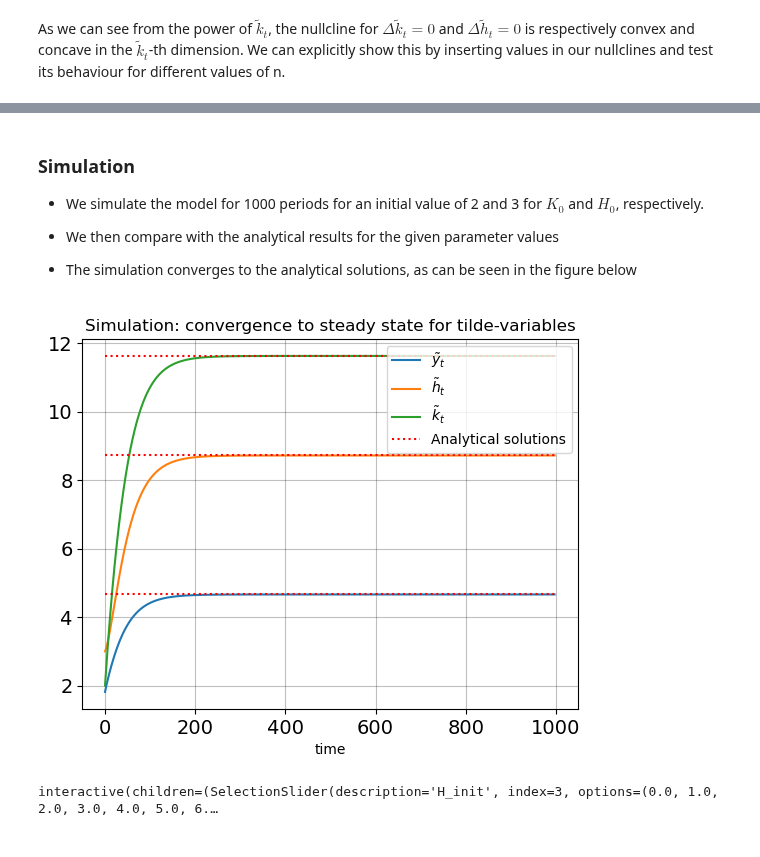
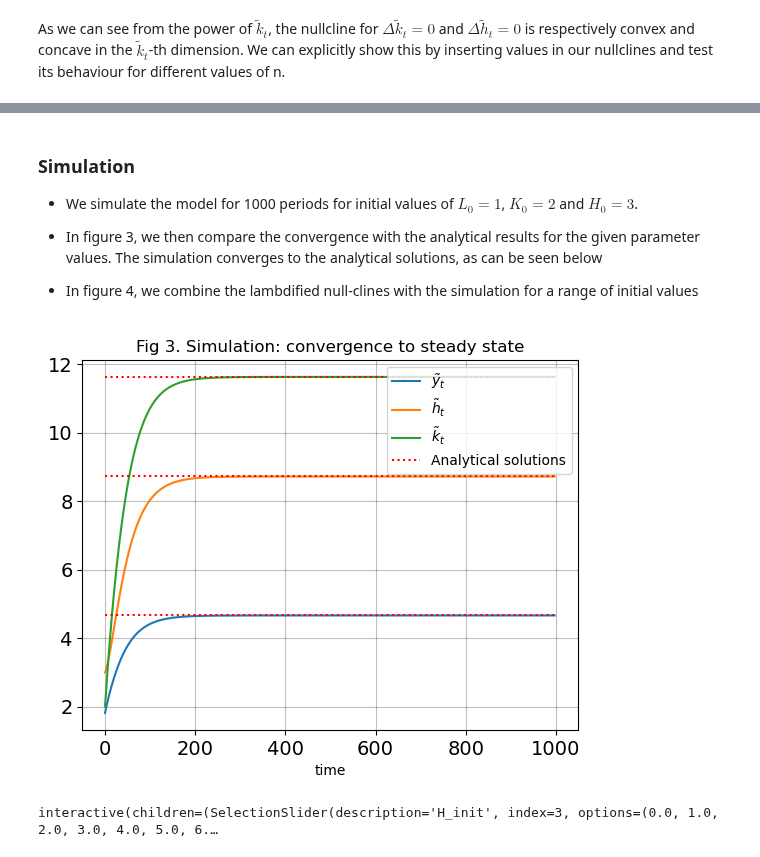
Before and after one commit to NumEconCopenhagen/projects-2023-scb, a Jupyter notebook: modelproject/modelproject.ipynb, the cells around one changed output, grey strips where cells are left out. Cells and saved outputs as stored; diff of their text form; code cells hidden in the pictures.

Commit message:
modelproject færdig?

```diff
--- a/modelproject/modelproject.ipynb
+++ b/modelproject/modelproject.ipynb
@@ -181,42 +192,42 @@ For the baseline simulation results we use the plausable parameters $\phi=\alpha
 # %% [markdown]
 ### Simulation ###
 
-* We simulate the model for 1000 periods for an initial value of 2 and 3 for $K_0$ and $H_0$, respectively.
+* We simulate the model for 1000 periods for initial values of $L_0=1$, $K_0=2$ and $H_0=3$.
 
-* We then compare with the analytical results for the given parameter values
+* In figure 3, we then compare the convergence with the analytical results for the given parameter values. The simulation converges to the analytical solutions, as can be seen below
 
-* The simulation converges to the analytical solutions, as can be seen in the figure below
+* In figure 4, we combine the lambdified null-clines with the simulation for a range of initial values
 # %%
 # Initialize simulation
 model.par.simT = 1000
 model.par.K_init = 2
 model.par.H_init = 3
 
 # run simulation and store results
 ss = model.find_steady_state()
 
 y_t = ss.y_tilde
 h_t = ss.h_tilde
 k_t = ss.k_tilde
 
 # compare with analytical solution
 anal_sol = model.anal_steady_state()
 y_anal = anal_sol.y_tilde
 h_anal = anal_sol.h_tilde
 k_anal = anal_sol.k_tilde
 
 # plot figure
 fig = plt.figure()
 ax = fig.add_subplot(1,1,1)
 ax.plot(y_t, label = r'$\tilde{y}_t$')
 ax.plot(h_t, label = r'$\tilde{h}_t$')
 ax.plot(k_t, label = r'$\tilde{k}_t$')
 ax.hlines((y_anal,h_anal,k_anal), 0,1000, linestyles='dotted',colors='red', label='Analytical solutions')
 ax.set_xlabel('time',size = 10)
-ax.set_title('Simulation: convergence to steady state for tilde-variables', size = 12)
+ax.set_title('Fig 3. Simulation: convergence to steady state', size = 12)
 ax.legend(loc = 'upper right', fontsize = 10);
 # %% [output]
-[figure, old version]
+[figure, new version]
 # %%
 model.plot_convergence_interactive();
 model = Solow() #re-initialize model
```
Also changed, not shown: parts of 14 cells of this notebook, 2 other files.
